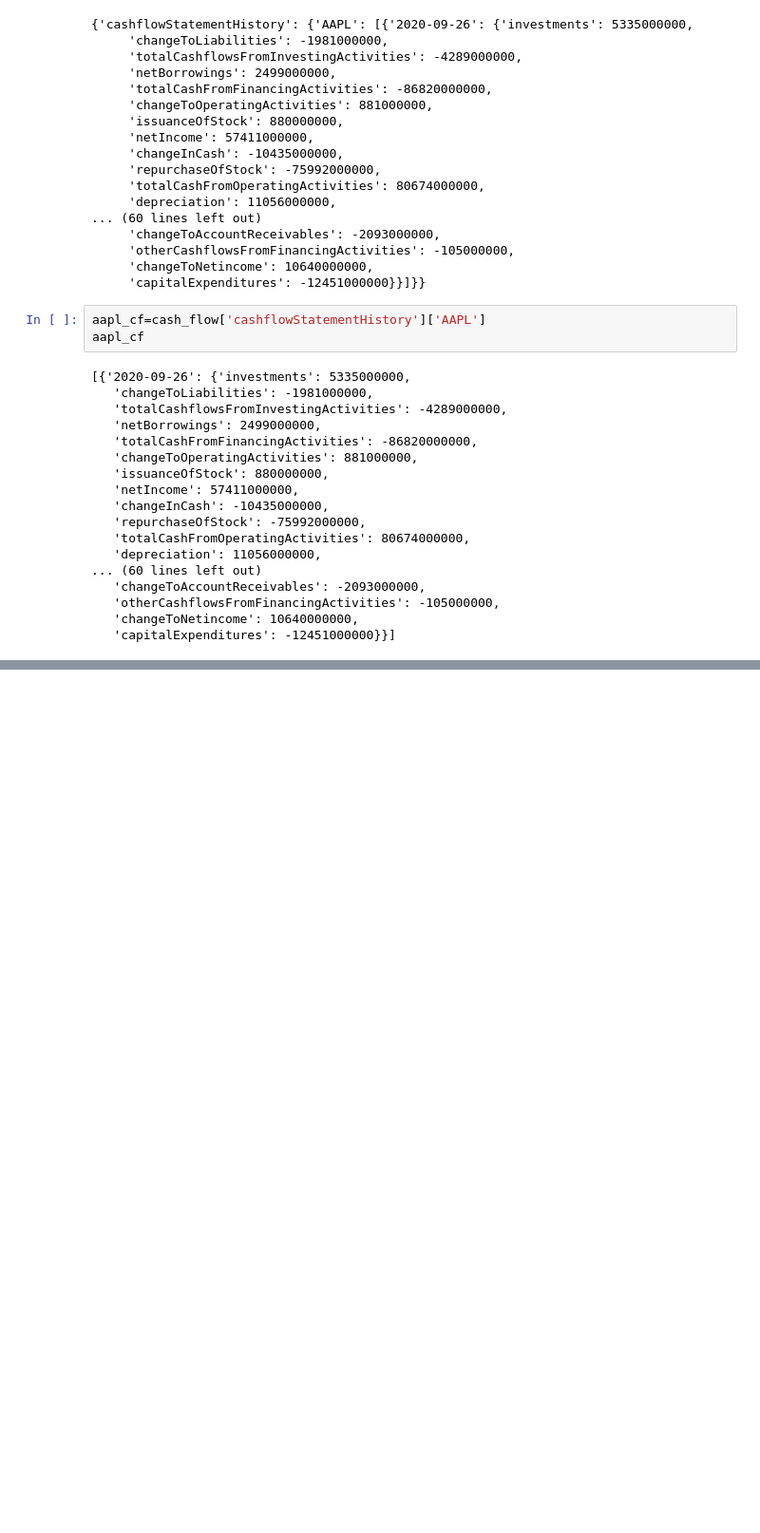
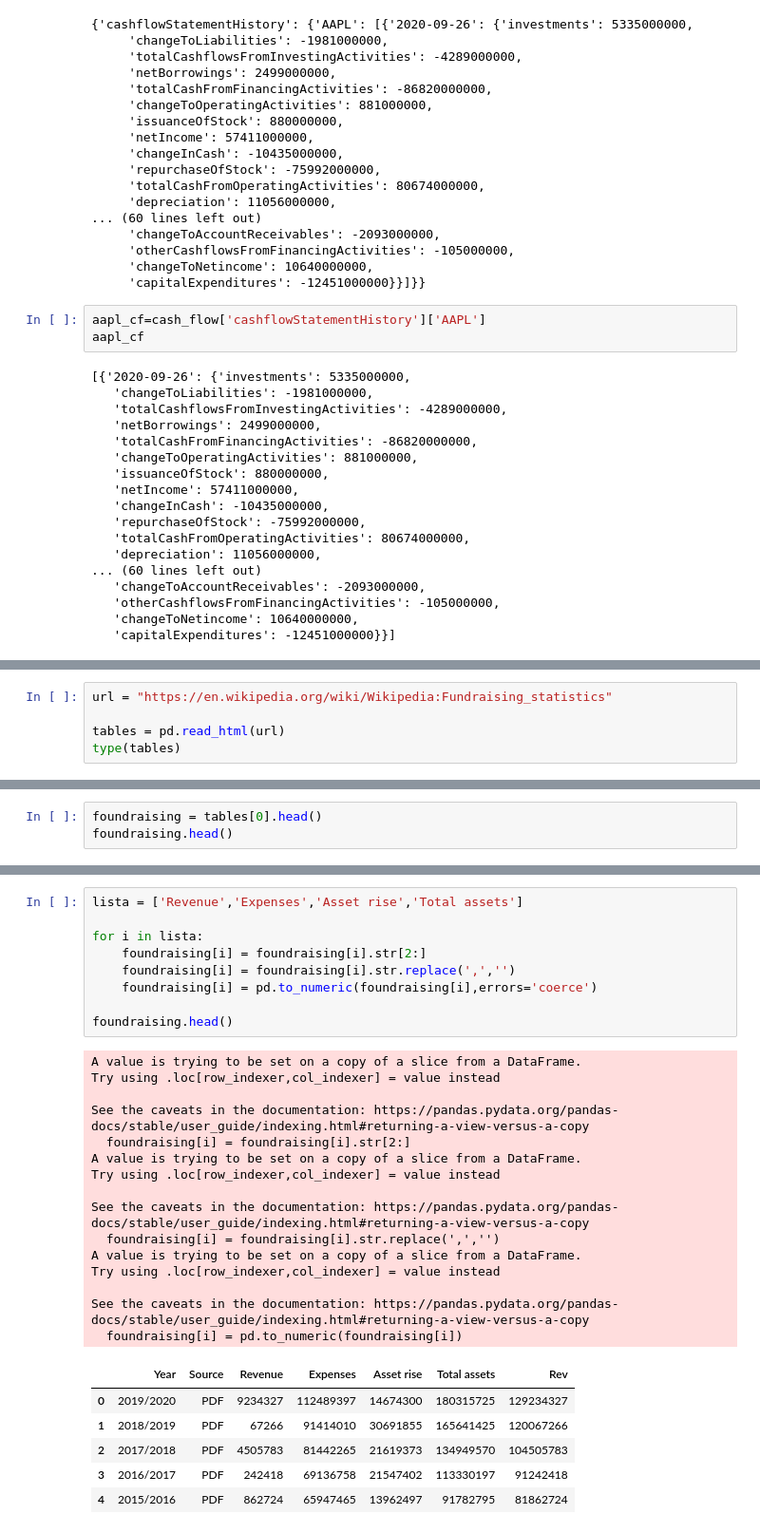
Before and after one commit to AleexSilva/Python-For-Finance, a Jupyter notebook: Data Source/Data-reader.ipynb, the cells around one changed output, grey strips where cells are left out. Shown at 95% size. Saved outputs shown, nothing was run; the diff lists cells and outputs as text; blank space fills up the shorter version.

```diff
--- a/Data Source/Data-reader.ipynb
+++ b/Data Source/Data-reader.ipynb
@@ -388,0 +393,5 @@ df_cf
+# %%
+url = "https://en.wikipedia.org/wiki/Wikipedia:Fundraising_statistics"
+
+tables = pd.read_html(url)
+type(tables)
@@ -388,0 +404,3 @@ df_cf
+# %%
+foundraising = tables[0].head()
+foundraising.head()
@@ -388,0 +424,31 @@ df_cf
+# %%
+lista = ['Revenue','Expenses','Asset rise','Total assets']
+
+for i in lista:
+    foundraising[i] = foundraising[i].str[2:]
+    foundraising[i] = foundraising[i].str.replace(',','')
+    foundraising[i] = pd.to_numeric(foundraising[i],errors='coerce')
+
+foundraising.head()
+# %% [output]
+A value is trying to be set on a copy of a slice from a DataFrame.
+Try using .loc[row_indexer,col_indexer] = value instead
+
+See the caveats in the documentation: https://pandas.pydata.org/pandas-docs/stable/user_guide/indexing.html#returning-a-view-versus-a-copy
+  foundraising[i] = foundraising[i].str[2:]
+A value is trying to be set on a copy of a slice from a DataFrame.
+Try using .loc[row_indexer,col_indexer] = value instead
+
+See the caveats in the documentation: https://pandas.pydata.org/pandas-docs/stable/user_guide/indexing.html#returning-a-view-versus-a-copy
+  foundraising[i] = foundraising[i].str.replace(',','')
+A value is trying to be set on a copy of a slice from a DataFrame.
+Try using .loc[row_indexer,col_indexer] = value instead
+
+See the caveats in the documentation: https://pandas.pydata.org/pandas-docs/stable/user_guide/indexing.html#returning-a-view-versus-a-copy
+  foundraising[i] = pd.to_numeric(foundraising[i])
+|  | Year | Source | Revenue | Expenses | Asset rise | Total assets | Rev |
+| 0 | 2019/2020 | PDF | 9234327 | 112489397 | 14674300 | 180315725 | 129234327 |
+| 1 | 2018/2019 | PDF | 67266 | 91414010 | 30691855 | 165641425 | 120067266 |
+| 2 | 2017/2018 | PDF | 4505783 | 81442265 | 21619373 | 134949570 | 104505783 |
+| 3 | 2016/2017 | PDF | 242418 | 69136758 | 21547402 | 113330197 | 91242418 |
+| 4 | 2015/2016 | PDF | 862724 | 65947465 | 13962497 | 91782795 | 81862724 |
```
Also changed, not shown: parts of 7 cells of this notebook.
